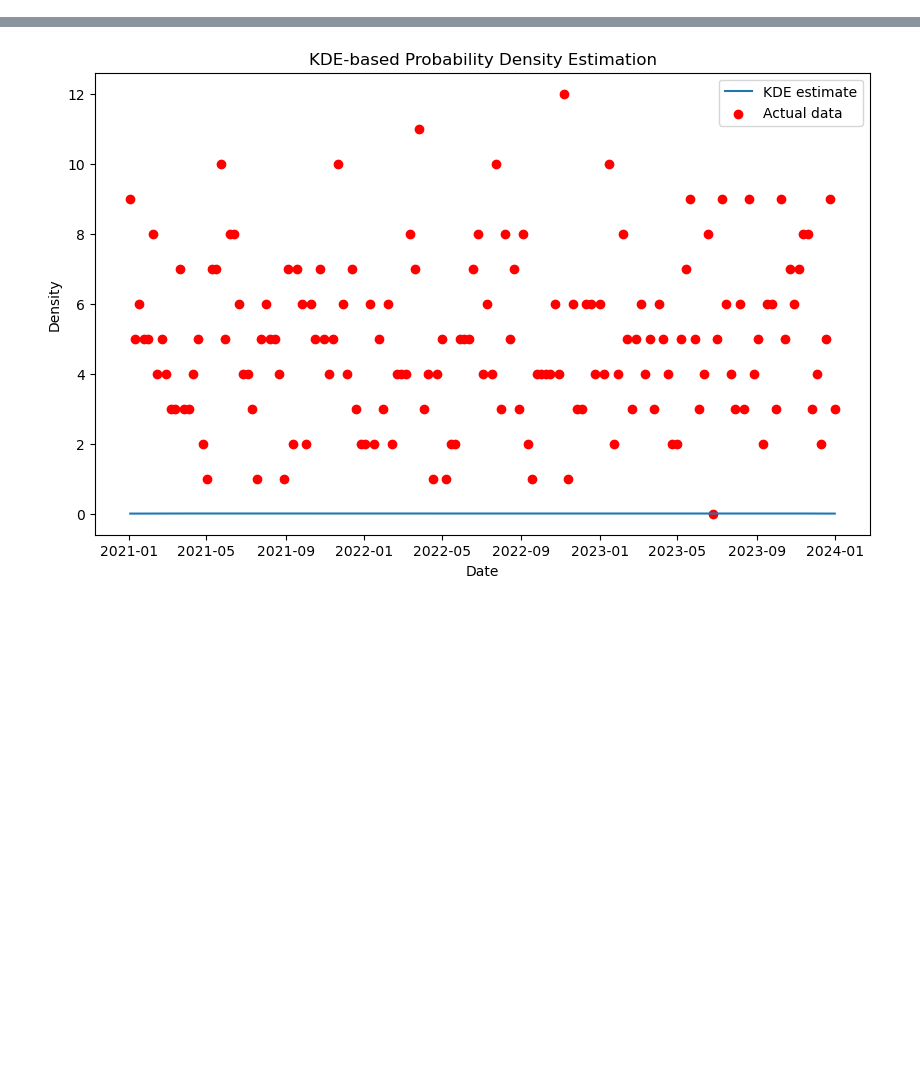
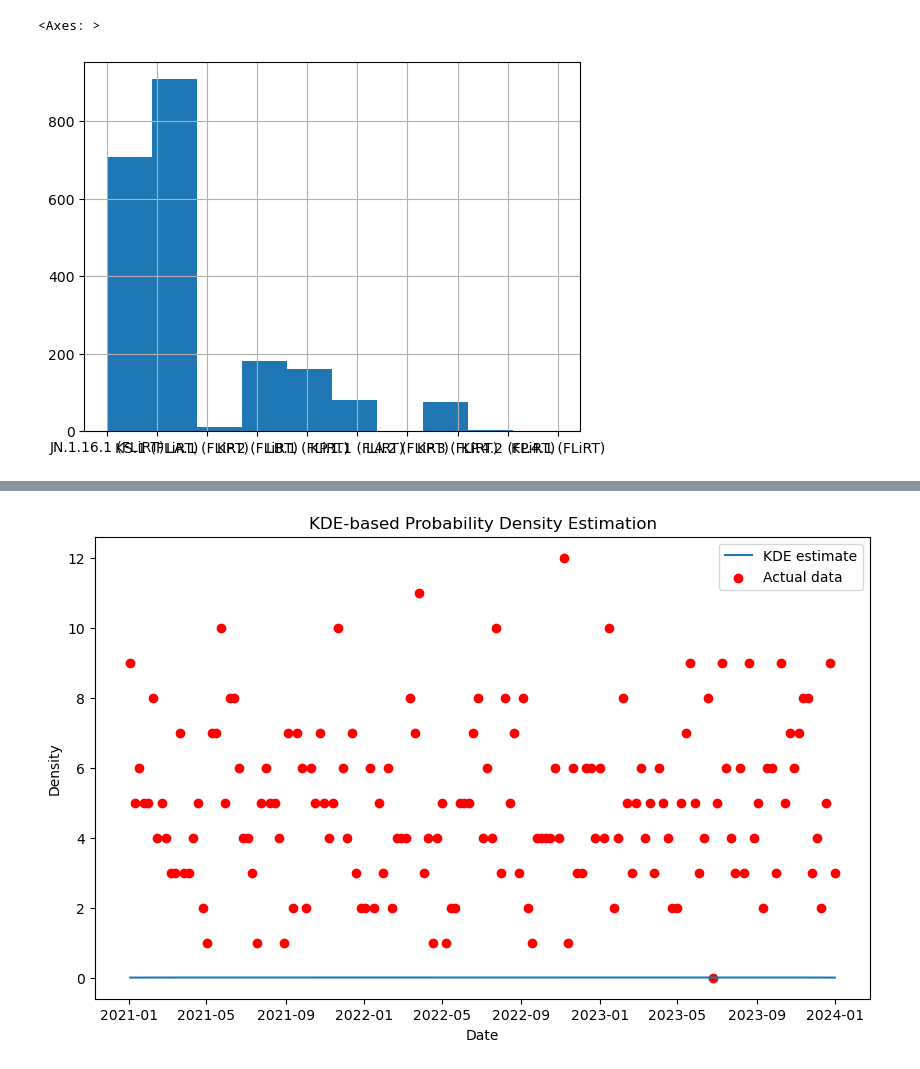
Before and after one commit to magletdinov/lineages-website-fork, a Jupyter notebook: collapse_pangolin_names/short_version.ipynb, the cells around one changed output, grey strips where cells are left out. Saved outputs shown, nothing was run; the diff lists cells and outputs as text; code cells hidden in the pictures; blank space fills up the shorter version.

```diff
--- a/collapse_pangolin_names/short_version.ipynb
+++ b/collapse_pangolin_names/short_version.ipynb
@@ -179,0 +221,15 @@ sars_c_2_df_tail[["Генетический вариант(Скрипт VGARus)"
+# %%
+a = {   "LB.1" : "LB.1 (FLiRT)",
+   "KU.2" : "KU.2 (FLiRT)",
+    "KR.1" : "KR.1 (FLiRT)",
+    "KS.1" : "KS.1 (FLiRT)",
+    "KP.1.1" : "KP.1.1 (FLiRT)",
+    "KP.2" : "KP.2 (FLiRT)",
+    "KP.3" : "KP.3 (FLiRT)",
+    "KP.4.1" : "KP.4.1 (FLiRT)",
+    "KP.4.2" : "KP.4.2 (FLiRT)",
+        "LA.2" : "LA.2 (FLiRT)",
+        "LA.1" : "LA.1 (FLiRT)",
+        "JN.1.16.1" : "JN.1.16.1 (FLiRT)",
+        "KZ.1.1" : "KZ.1.1 (FLiRT)",
+            "JN.1.7.4" : "JN.1.7.4 (FLiRT)"}
@@ -179,0 +258,3 @@ sars_c_2_df_tail[["Генетический вариант(Скрипт VGARus)"
+# %%
+df_2024_FLiRT = df_2024[mask]
+df_2024_FLiRT
@@ -179,0 +310,5 @@ sars_c_2_df_tail[["Генетический вариант(Скрипт VGARus)"
+# %%
+df_2024_FLiRT["Pangolin_collapse"].hist()
+# %% [output]
+<Axes: >
+[figure, added]
```
Also changed, not shown: parts of 19 cells of this notebook, 6 other files.
